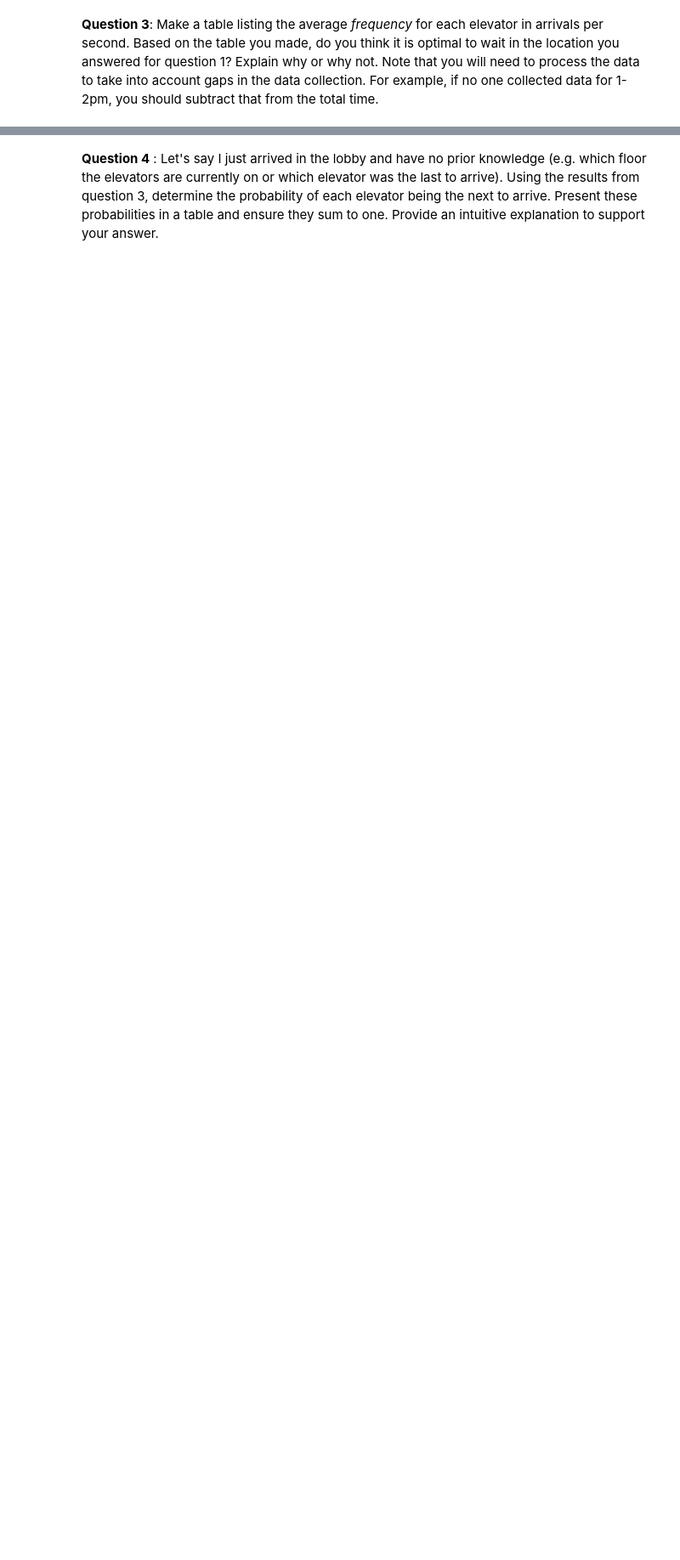
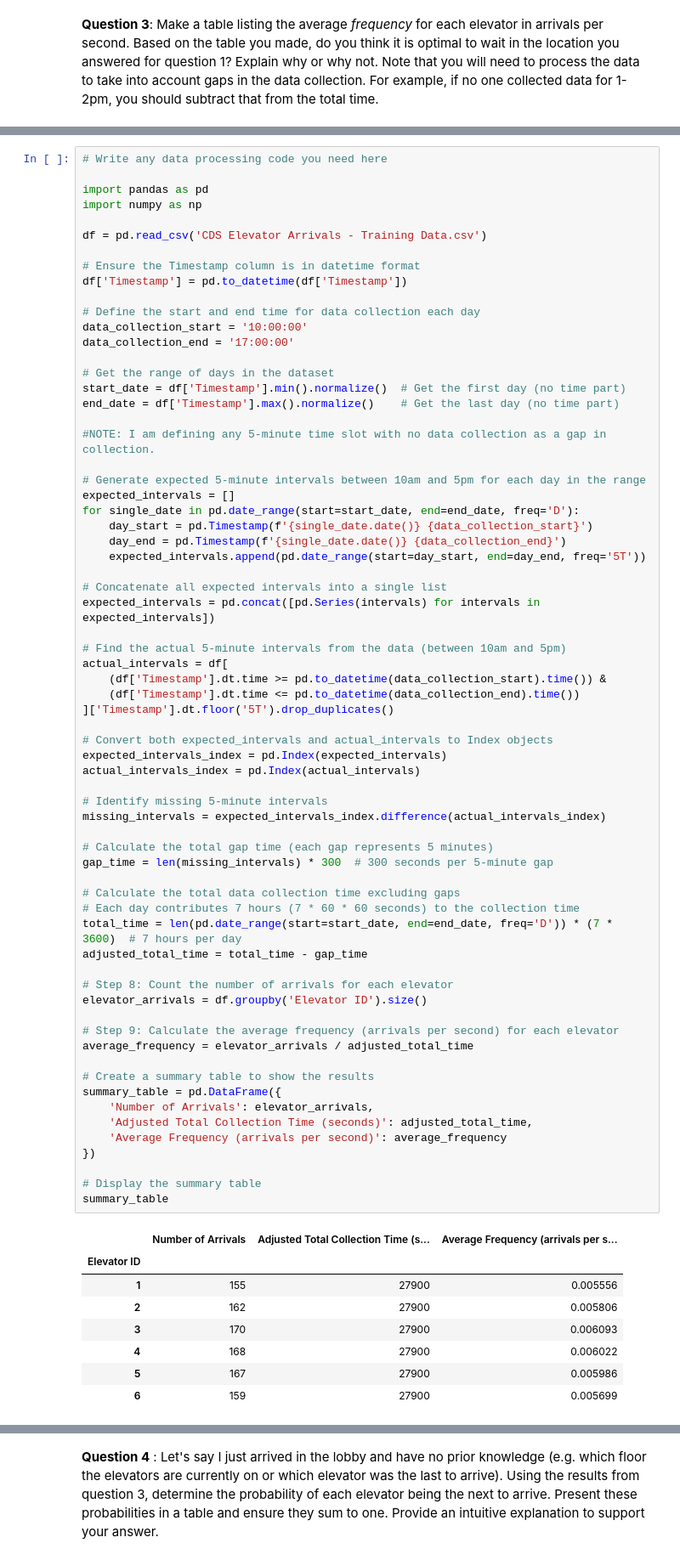
Before and after one commit to KluelessKat/kathyzyx-assignment-1, a Jupyter notebook: assignment1.ipynb, the cells around one changed output, grey strips where cells are left out. Shown: that part at 85% size. Drawn from its saved outputs; the diff is of its cells as text; blank space fills up the shorter version.

```diff
--- a/assignment1.ipynb
+++ b/assignment1.ipynb
@@ -154,3 +104,79 @@ summary_table
+# %%
+# Write any data processing code you need here
+
+import pandas as pd
+import numpy as np
+
+df = pd.read_csv('CDS Elevator Arrivals - Training Data.csv')
+
+# Ensure the Timestamp column is in datetime format
+df['Timestamp'] = pd.to_datetime(df['Timestamp'])
+
+# Define the start and end time for data collection each day
+data_collection_start = '10:00:00'
+data_collection_end = '17:00:00'
+
+# Get the range of days in the dataset
+start_date = df['Timestamp'].min().normalize()  # Get the first day (no time part)
+end_date = df['Timestamp'].max().normalize()    # Get the last day (no time part)
+
+#NOTE: I am defining any 5-minute time slot with no data collection as a gap in collection.
+
+# Generate expected 5-minute intervals between 10am and 5pm for each day in the range
+expected_intervals = []
+for single_date in pd.date_range(start=start_date, end=end_date, freq='D'):
+    day_start = pd.Timestamp(f'{single_date.date()} {data_collection_start}')
+    day_end = pd.Timestamp(f'{single_date.date()} {data_collection_end}')
+    expected_intervals.append(pd.date_range(start=day_start, end=day_end, freq='5T'))
+
+# Concatenate all expected intervals into a single list
+expected_intervals = pd.concat([pd.Series(intervals) for intervals in expected_intervals])
+
+# Find the actual 5-minute intervals from the data (between 10am and 5pm)
+actual_intervals = df[
+    (df['Timestamp'].dt.time >= pd.to_datetime(data_collection_start).time()) &
+    (df['Timestamp'].dt.time <= pd.to_datetime(data_collection_end).time())
+]['Timestamp'].dt.floor('5T').drop_duplicates()
+
+# Convert both expected_intervals and actual_intervals to Index objects
+expected_intervals_index = pd.Index(expected_intervals)
+actual_intervals_index = pd.Index(actual_intervals)
+
+# Identify missing 5-minute intervals
+missing_intervals = expected_intervals_index.difference(actual_intervals_index)
+
+# Calculate the total gap time (each gap represents 5 minutes)
+gap_time = len(missing_intervals) * 300  # 300 seconds per 5-minute gap
+
+# Calculate the total data collection time excluding gaps
+# Each day contributes 7 hours (7 * 60 * 60 seconds) to the collection time
+total_time = len(pd.date_range(start=start_date, end=end_date, freq='D')) * (7 * 3600)  # 7 hours per day
+adjusted_total_time = total_time - gap_time
+
+# Step 8: Count the number of arrivals for each elevator
+elevator_arrivals = df.groupby('Elevator ID').size()
+
+# Step 9: Calculate the average frequency (arrivals per second) for each elevator
+average_frequency = elevator_arrivals / adjusted_total_time
+
+# Create a summary table to show the results
+summary_table = pd.DataFrame({
+    'Number of Arrivals': elevator_arrivals,
+    'Adjusted Total Collection Time (seconds)': adjusted_total_time,
+    'Average Frequency (arrivals per second)': average_frequency
+})
+
+# Display the summary table
+summary_table
+# %% [output]
+|  | Number of Arrivals | Adjusted Total Collection Time (s... | Average Frequency (arrivals per s... |
+| Elevator ID |  |  |  |
+| 1 | 155 | 27900 | 0.005556 |
+| 2 | 162 | 27900 | 0.005806 |
+| 3 | 170 | 27900 | 0.006093 |
+| 4 | 168 | 27900 | 0.006022 |
+| 5 | 167 | 27900 | 0.005986 |
+| 6 | 159 | 27900 | 0.005699 |
 # %% [markdown]
 **Answer:** Based on the processed data in this table, I think waiting at the same coordinate I proposed in question 1 (3,1.5) is still relatively optimal. Although the data indicates that perhaps elevators 3 and 4 have a higher frequency of arrival (and therefore I should stand more towards the right where it is closer to elevators 3 and 4), the difference is so minimal that the most optimal coordinate will not change much from what I proposed. The assumption that the chance of arrival is equivalent per elevator can still be upheld.
 
```
Also changed, not shown: parts of 3 cells of this notebook.
